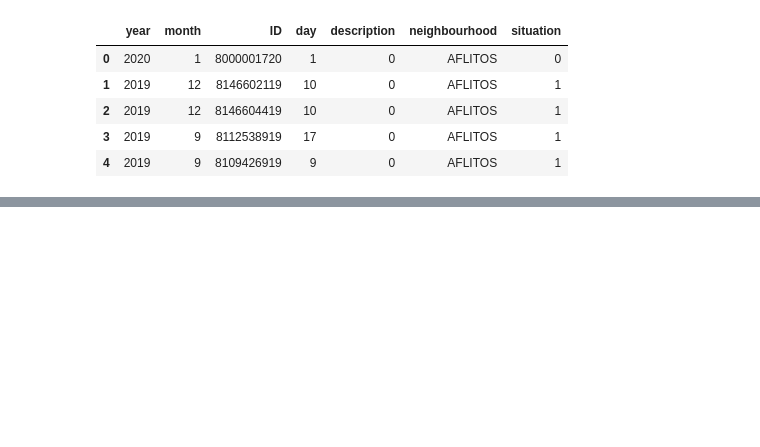
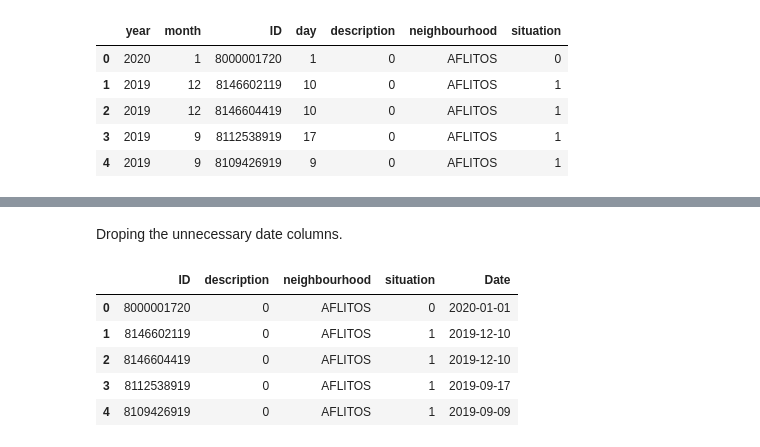
Before and after one commit to Rpinto02/RecifeLandSlidings, a Jupyter notebook: Solicitations_preparation.ipynb, the cells around one changed output, grey strips where cells are left out. Saved outputs shown, nothing was run; the diff lists cells and outputs as text; code cells hidden in the pictures; blank space fills up the shorter version.

```diff
--- a/Solicitations_preparation.ipynb
+++ b/Solicitations_preparation.ipynb
@@ -207,0 +305,12 @@ solicitations.head()
+# %% [markdown]
+Droping the unnecessary date columns.
+# %%
+solicitations = solicitations.drop(columns=['year','month','day'],axis=1)
+solicitations.head()
+# %% [output]
+|  | ID | description | neighbourhood | situation | Date |
+| 0 | 8000001720 | 0 | AFLITOS | 0 | 2020-01-01 |
+| 1 | 8146602119 | 0 | AFLITOS | 1 | 2019-12-10 |
+| 2 | 8146604419 | 0 | AFLITOS | 1 | 2019-12-10 |
+| 3 | 8112538919 | 0 | AFLITOS | 1 | 2019-09-17 |
+| 4 | 8109426919 | 0 | AFLITOS | 1 | 2019-09-09 |
```
Also changed, not shown: parts of 22 cells of this notebook, 6 other files.
